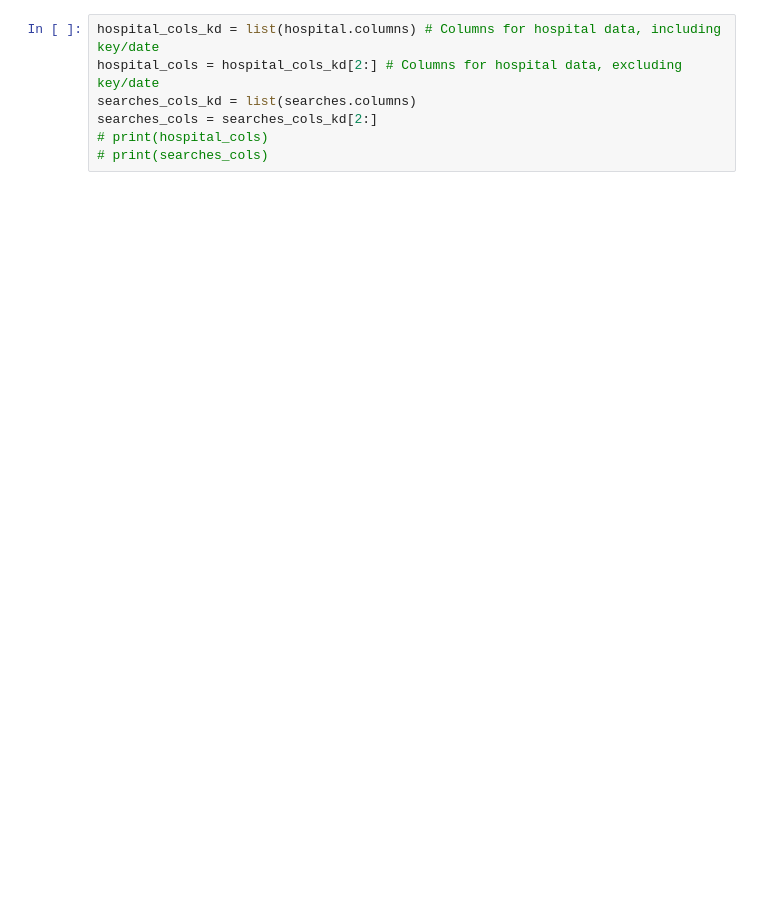
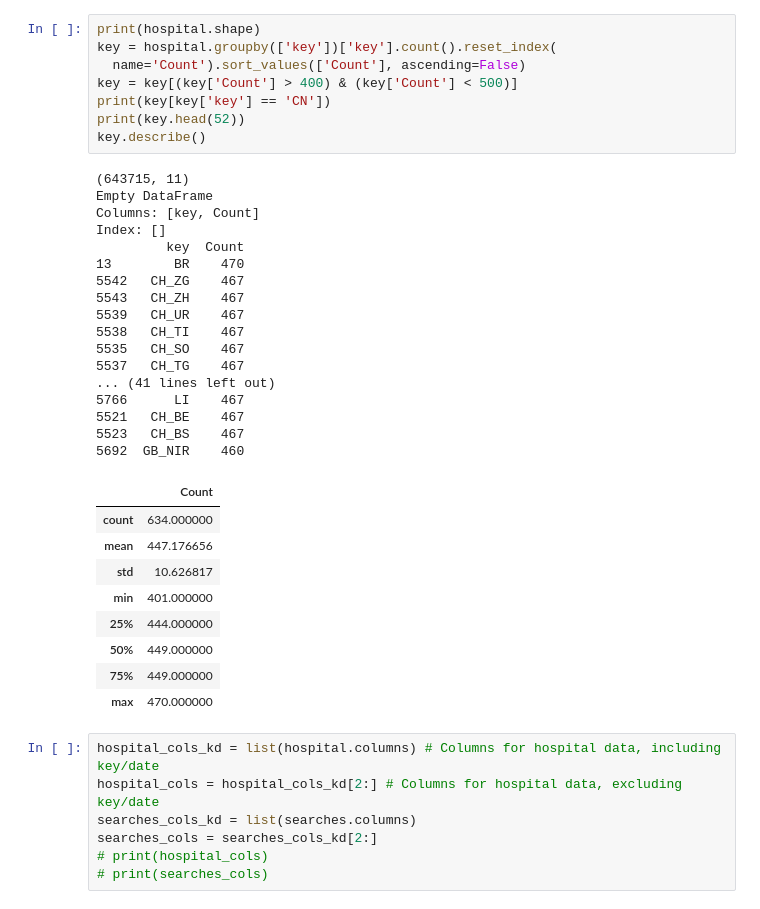
Before and after one commit to chrisshaffer/covid-symptom-searches, a Jupyter notebook: notebooks/EDA.ipynb, the cells around one changed output. Saved outputs shown, nothing was run; the diff lists cells and outputs as text; blank space fills up the shorter version.

```diff
--- a/notebooks/EDA.ipynb
+++ b/notebooks/EDA.ipynb
@@ -14,6 +22,41 @@ usecols = col_list()
 
 hospital, searches, index = load_data(dir,nrows,usecols)
 df = clean_data(searches,hospital)
+# %%
+print(hospital.shape)
+key = hospital.groupby(['key'])['key'].count().reset_index(
+  name='Count').sort_values(['Count'], ascending=False)
+key = key[(key['Count'] > 400) & (key['Count'] < 500)]
+print(key[key['key'] == 'CN'])
+print(key.head(52))
+key.describe()
+# %% [output]
+(643715, 11)
+Empty DataFrame
+Columns: [key, Count]
+Index: []
+         key  Count
+13        BR    470
+5542   CH_ZG    467
+5543   CH_ZH    467
+5539   CH_UR    467
+5538   CH_TI    467
+5535   CH_SO    467
+5537   CH_TG    467
+... (41 lines left out)
+5766      LI    467
+5521   CH_BE    467
+5523   CH_BS    467
+5692  GB_NIR    460
+|  | Count |
+| count | 634.000000 |
+| mean | 447.176656 |
+| std | 10.626817 |
+| min | 401.000000 |
+| 25% | 444.000000 |
+| 50% | 449.000000 |
+| 75% | 449.000000 |
+| max | 470.000000 |
 # %%
 hospital_cols_kd = list(hospital.columns) # Columns for hospital data, including key/date
 hospital_cols = hospital_cols_kd[2:] # Columns for hospital data, excluding key/date
```
Also changed, not shown: parts of 9 cells of this notebook, 9 other files.
